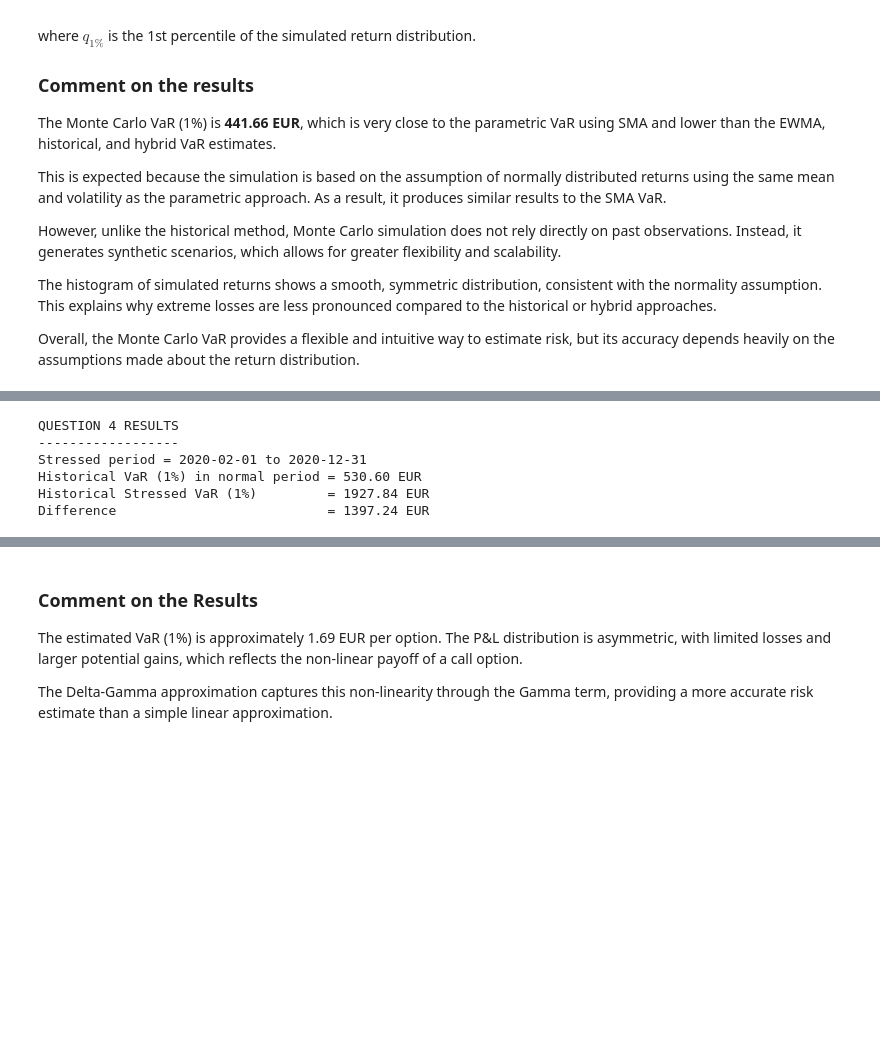
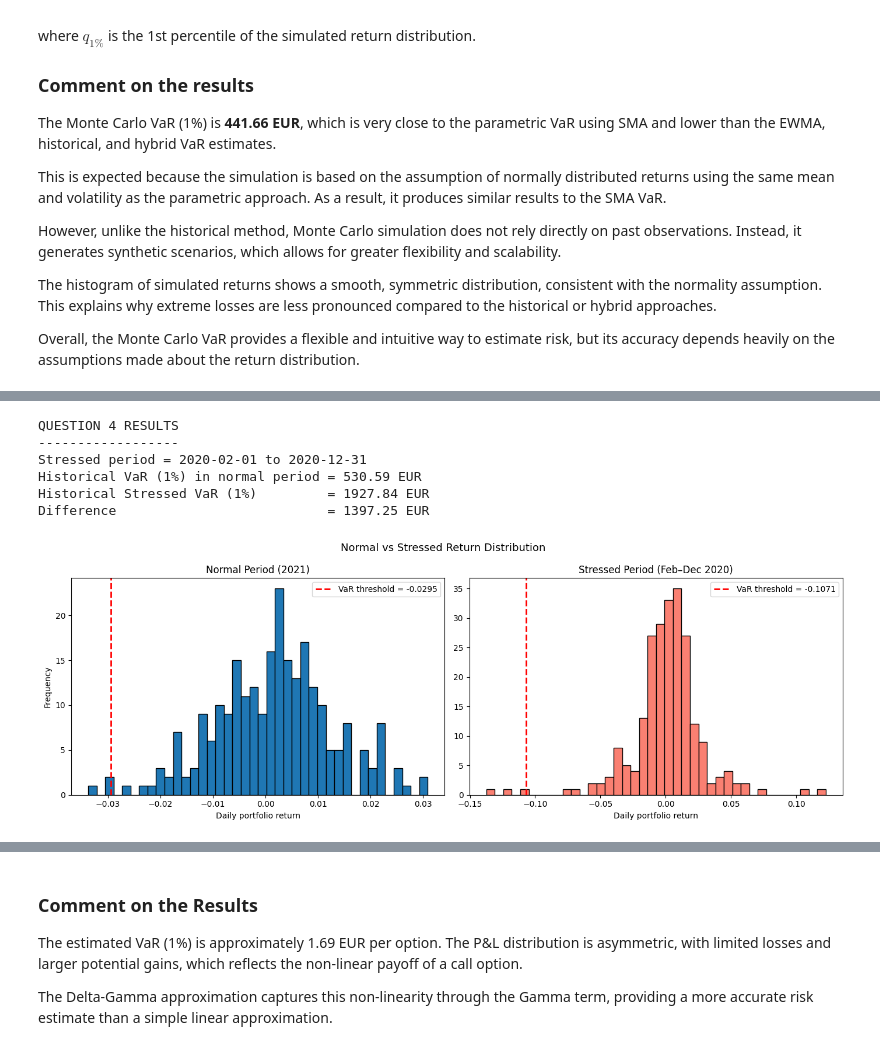
Before and after one commit to hananelarbi/risk_management, a Jupyter notebook: Project_3_VAR/VAR.ipynb, the cells around one changed output, grey strips where cells are left out. Cells and saved outputs as stored; diff of their text form; code cells hidden in the pictures; blank space fills up the shorter version.

```diff
--- a/Project_3_VAR/VAR.ipynb
+++ b/Project_3_VAR/VAR.ipynb
@@ -823,33 +908,59 @@ Annual VaR (10%)  = 3674.08 EUR
 # %%
 # ============================================================
 # QUESTION 4
 # Stressed historical VaR
 # ============================================================
 
 stress_dates1, stress_prices1 = download_adjusted_close(TICKER_1, STRESS_START, STRESS_END)
 stress_dates2, stress_prices2 = download_adjusted_close(TICKER_2, STRESS_START, STRESS_END)
 
 stress_dates_common, stress_p1, stress_p2 = align_two_series(
     stress_dates1, stress_prices1, stress_dates2, stress_prices2
 )
 
 stress_r1 = simple_returns(stress_p1)
 stress_r2 = simple_returns(stress_p2)
 stress_rp = portfolio_returns_two_assets(stress_r1, stress_r2, W1, W2)
 
 stressed_var_hist_1, _ = var_historical(stress_rp, PORTFOLIO_VALUE_EUR, ALPHA_VAR_1)
 
 print("QUESTION 4 RESULTS")
 print("------------------")
 print(f"Stressed period = {STRESS_START} to {STRESS_END}")
 print(f"Historical VaR (1%) in normal period = {var_hist_1:.2f} EUR")
 print(f"Historical Stressed VaR (1%)         = {stressed_var_hist_1:.2f} EUR")
 print(f"Difference                           = {stressed_var_hist_1 - var_hist_1:.2f} EUR")
+
+# Side by side comparison normal vs stressed distribution
+fig, (ax1, ax2) = plt.subplots(1, 2, figsize=(14, 5), sharey=False)
+
+_, q_normal = var_historical(rp, PORTFOLIO_VALUE_EUR, ALPHA_VAR_1)
+_, q_stress = var_historical(stress_rp, PORTFOLIO_VALUE_EUR, ALPHA_VAR_1)
+
+ax1.hist(rp, bins=40, edgecolor="black")
+ax1.axvline(q_normal, linestyle="--", linewidth=2, color="red",
+            label=f"VaR threshold = {q_normal:.4f}")
+ax1.set_title("Normal Period (2021)")
+ax1.set_xlabel("Daily portfolio return")
+ax1.set_ylabel("Frequency")
+ax1.legend()
+
+ax2.hist(stress_rp, bins=40, edgecolor="black", color="salmon")
+ax2.axvline(q_stress, linestyle="--", linewidth=2, color="red",
+            label=f"VaR threshold = {q_stress:.4f}")
+ax2.set_title("Stressed Period (Feb–Dec 2020)")
+ax2.set_xlabel("Daily portfolio return")
+ax2.legend()
+
+plt.suptitle("Normal vs Stressed Return Distribution", fontsize=13)
+plt.tight_layout()
+plt.show()
 # %% [output]
 QUESTION 4 RESULTS
 ------------------
 Stressed period = 2020-02-01 to 2020-12-31
-Historical VaR (1%) in normal period = 530.60 EUR
+Historical VaR (1%) in normal period = 530.59 EUR
 Historical Stressed VaR (1%)         = 1927.84 EUR
-Difference                           = 1397.24 EUR
+Difference                           = 1397.25 EUR
+[figure, added]
 # %% [markdown]
```
Also changed, not shown: parts of 17 cells of this notebook.
